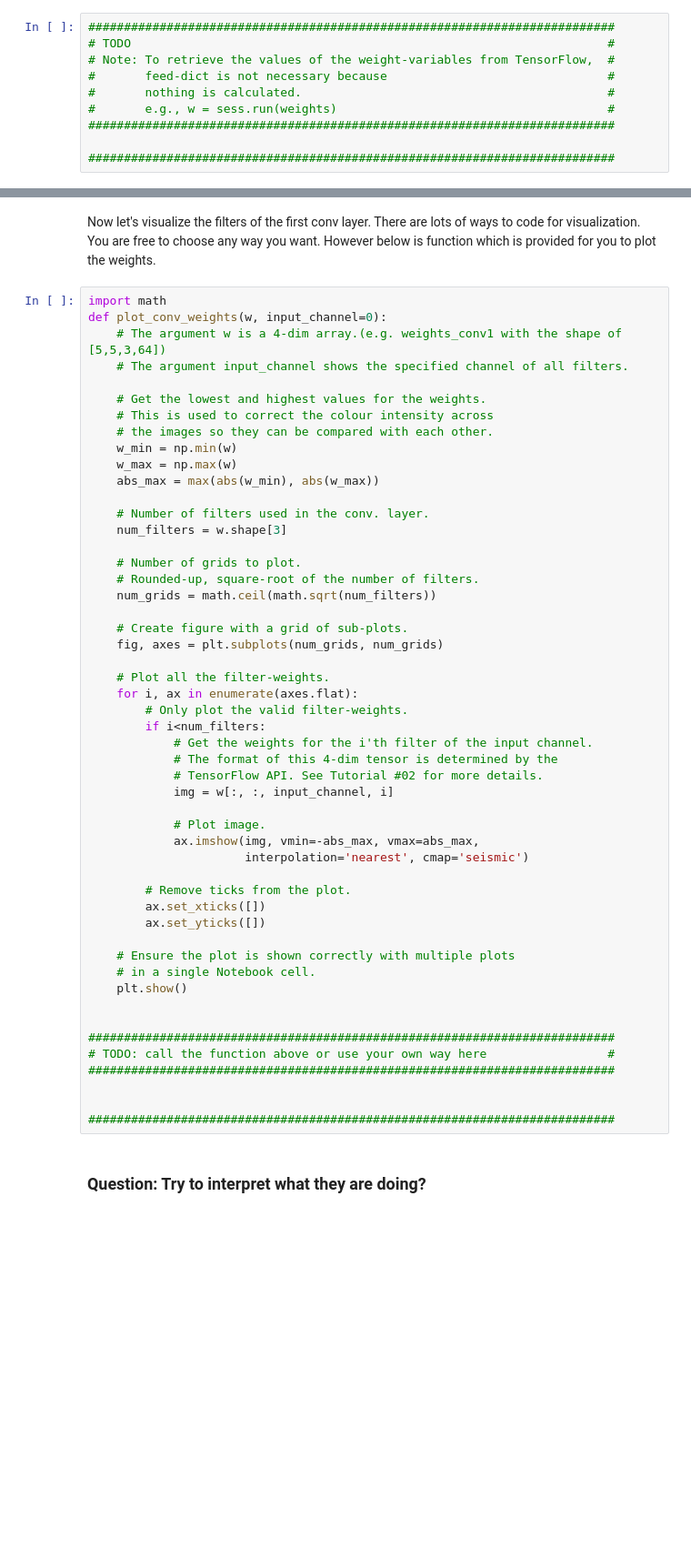
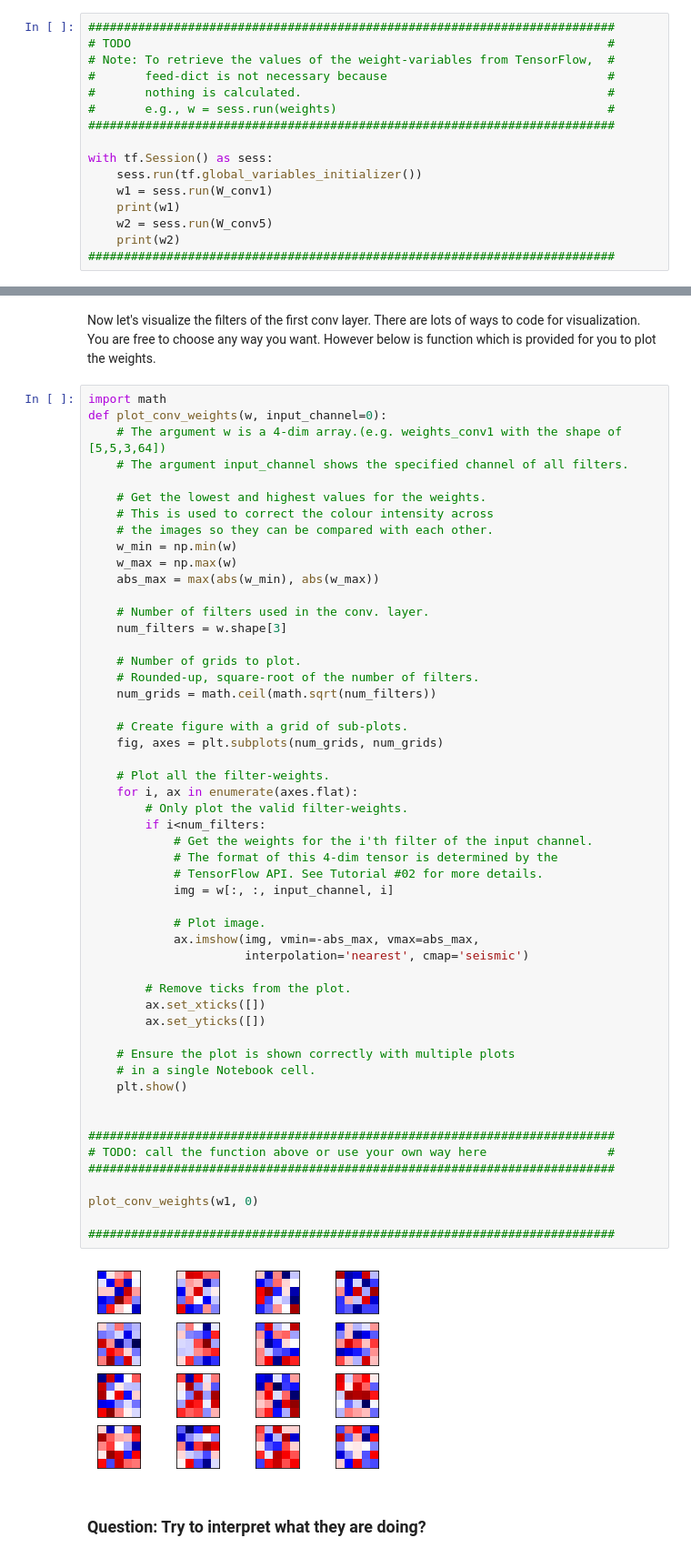
Before and after one commit to MohammadRaziei/Deep-Learning-Cource, a Jupyter notebook: HW03/Q4/CNN on CIFAR/CNN_on_CIFAR.ipynb, the cells around one changed output, grey strips where cells are left out. Shown at 91% size. Cells and saved outputs as stored; diff of their text form; blank space fills up the shorter version.

```diff
--- a/HW03/Q4/CNN on CIFAR/CNN_on_CIFAR.ipynb
+++ b/HW03/Q4/CNN on CIFAR/CNN_on_CIFAR.ipynb
@@ -305,4 +289,10 @@ Now, we want to check the weights to see how the network realy works and what it
 #       e.g., w = sess.run(weights)                                      #
 ##########################################################################
 
+with tf.Session() as sess:
+    sess.run(tf.global_variables_initializer())
+    w1 = sess.run(W_conv1)
+    print(w1)
+    w2 = sess.run(W_conv5)
+    print(w2)
 ##########################################################################
@@ -338,33 +346,36 @@ def plot_conv_weights(w, input_channel=0):
     fig, axes = plt.subplots(num_grids, num_grids)
 
     # Plot all the filter-weights.
     for i, ax in enumerate(axes.flat):
         # Only plot the valid filter-weights.
         if i<num_filters:
             # Get the weights for the i'th filter of the input channel.
             # The format of this 4-dim tensor is determined by the
             # TensorFlow API. See Tutorial #02 for more details.
             img = w[:, :, input_channel, i]
 
             # Plot image.
             ax.imshow(img, vmin=-abs_max, vmax=abs_max,
                       interpolation='nearest', cmap='seismic')
 
         # Remove ticks from the plot.
         ax.set_xticks([])
         ax.set_yticks([])
 
     # Ensure the plot is shown correctly with multiple plots
     # in a single Notebook cell.
     plt.show()
 
 
 ##########################################################################
 # TODO: call the function above or use your own way here                 #
 ##########################################################################
 
+plot_conv_weights(w1, 0)
 
 ##########################################################################
+# %% [output]
+[figure, added]
 # %% [markdown]
 ### Question: Try to interpret what they are doing?
 # %% [markdown]
```
Also changed, not shown: parts of 14 cells of this notebook.
